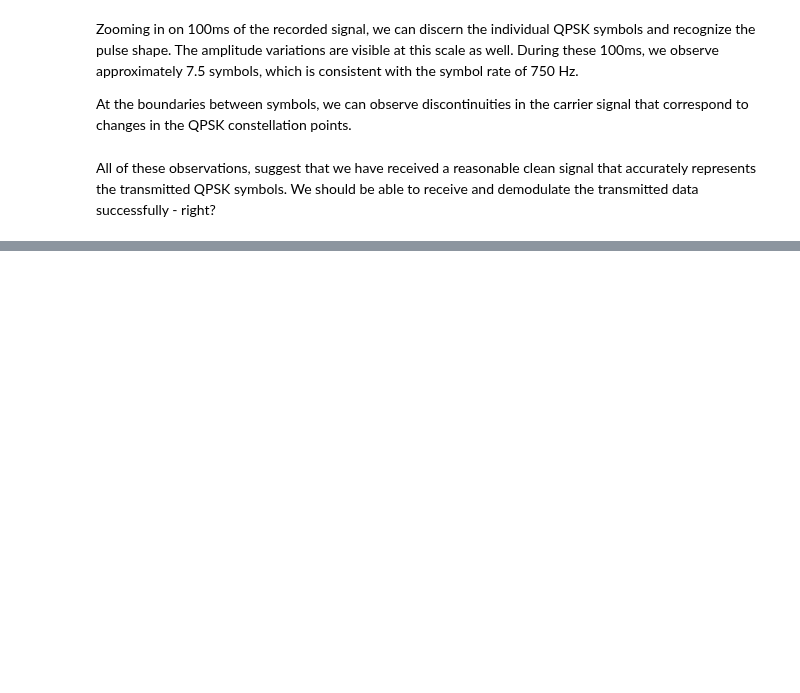
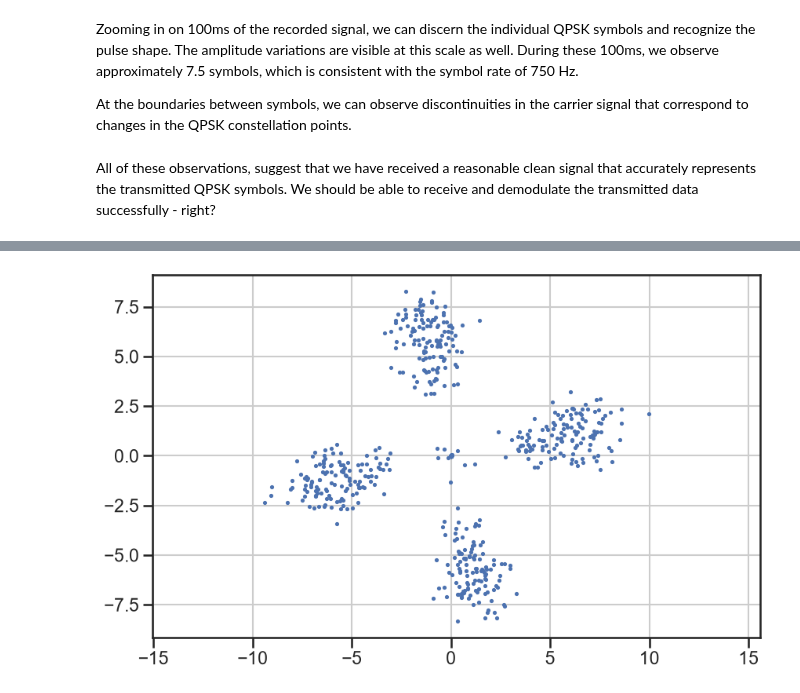
Before and after one commit to bepepa/dc_632_26, a Jupyter notebook: notebooks/transmitter_nc.ipynb, the cells around one changed output, grey strips where cells are left out. Cells and saved outputs as stored; diff of their text form; code cells hidden in the pictures; blank space fills up the shorter version.

Commit message:
Fix match filter convolution to use time reversed pulse samples

```diff
--- a/notebooks/transmitter_nc.ipynb
+++ b/notebooks/transmitter_nc.ipynb
@@ -183,23 +193,26 @@ recorded_signal_bb = np.sqrt(2) *recorded_signal * np.exp(-1j*2*np.pi*fc*tt)  #
 # %%
 #pulse_shape.shape
 pulse_obj = tx.pulseShaper.pulse
 pulse = pulse_obj.samples.flatten()
 oversamp = pulse_obj.oversamp
 
 # pulse = pulse_shape.samples
 # pulse = pulse.flatten()
 # len(pulse_shape(fsT))
 
-R = np.convolve(np.conj(pulse_obj), recorded_signal_bb)
+#R = np.convolve(np.conj(pulse_obj), recorded_signal_bb)
+R = np.convolve(np.conj(pulse[::-1]), recorded_signal_bb)
 
 # Oversampling factor
 oversamp = len(pulse)
 
 # Constellation plot
 plt.scatter(R[::oversamp].real, R[::oversamp].imag, s=5)
 plt.axis('equal')
 plt.grid(True)
 #R=np.convolve(np.conj(pulse_shape),recorded_signal_bb)
 
 # plt.scatter(R[::64].real, R[::64].imag, s=5)
 # plt.axis('equal')
+# %% [output]
+[figure, added]
```
Also changed, not shown: parts of 5 cells of this notebook.
